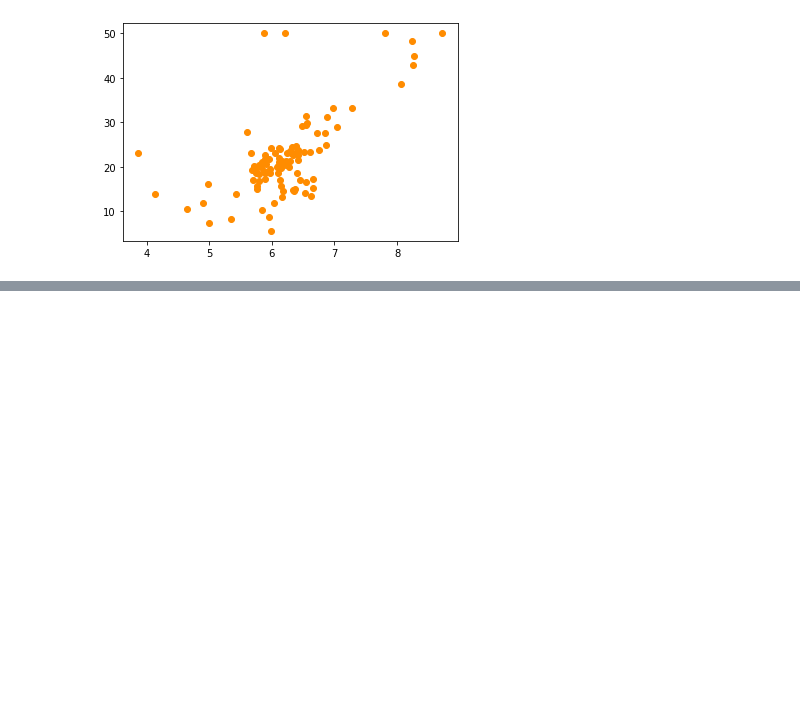
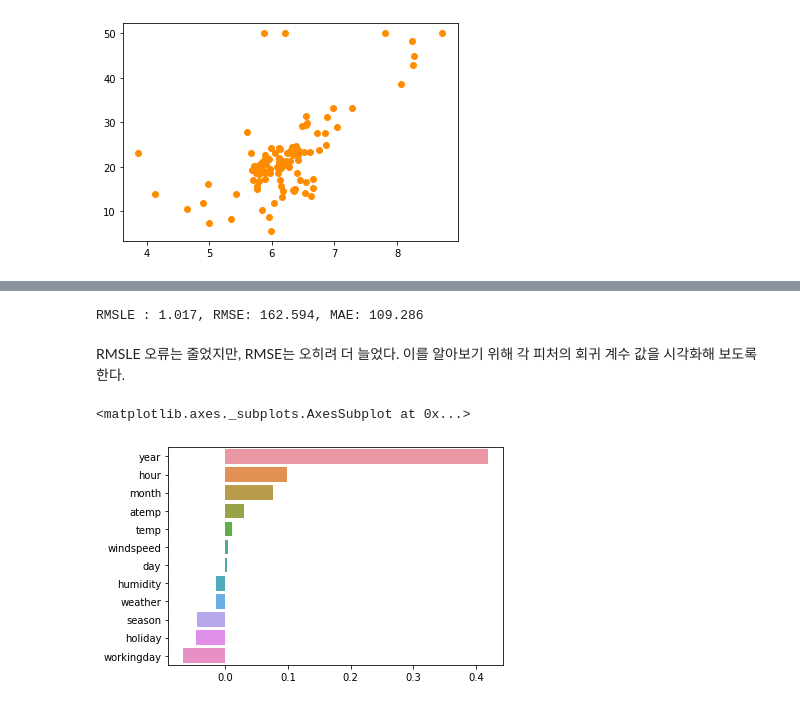
Before and after one commit to spacemaninSeoul/PythonMachinelearningGuide, a Jupyter notebook: [파이썬머신러닝완벽가이드]_V_회귀.ipynb, the cells around one changed output, grey strips where cells are left out. Cells and saved outputs as stored; diff of their text form; code cells hidden in the pictures; blank space fills up the shorter version.

```diff
--- a/[파이썬머신러닝완벽가이드]_V_회귀.ipynb
+++ b/[파이썬머신러닝완벽가이드]_V_회귀.ipynb
@@ -1094,0 +1299,27 @@ plt.scatter(bostonDF_sample.RM, bostonDF_sample.PRICE, c='darkorange')
+# %%
+# 타깃 칼럼인 count 값을 log1p로 로그 변환
+y_target_log = np.log1p(y_target)
+
+# 로그 변환된 y_target_log를 반영해 학습/테스트 데이터 세트 분할
+X_train, X_test, y_train, y_test = train_test_split(X_features, y_target_log, test_size=0.3, random_state=0)
+
+lr_reg = LinearRegression()
+lr_reg.fit(X_train,y_train)
+pred = lr_reg.predict(X_test)
+
+# 테스트 데이터 세트의 Target 값은 로그 변환됐으므로 다시 expm1을 이용해 원래 스케일로 변환
+y_test_exp = np.expm1(y_test)
+pred_exp = np.expm1(pred)
+
+evaluate_regr(y_test_exp, pred_exp)
+# %% [output]
+RMSLE : 1.017, RMSE: 162.594, MAE: 109.286
+# %% [markdown]
+RMSLE 오류는 줄었지만, RMSE는 오히려 더 늘었다. 이를 알아보기 위해 각 피처의 회귀 계수 값을 시각화해 보도록 한다.
+# %%
+coef = pd.Series(lr_reg.coef_, index=X_features.columns)
+coef_sort = coef.sort_values(ascending=False)
+sns.barplot(x=coef_sort.values, y=coef_sort.index)
+# %% [output]
+<matplotlib.axes._subplots.AxesSubplot at 0x...>
+[figure, added]
```
Also changed, not shown: parts of 33 cells of this notebook.
